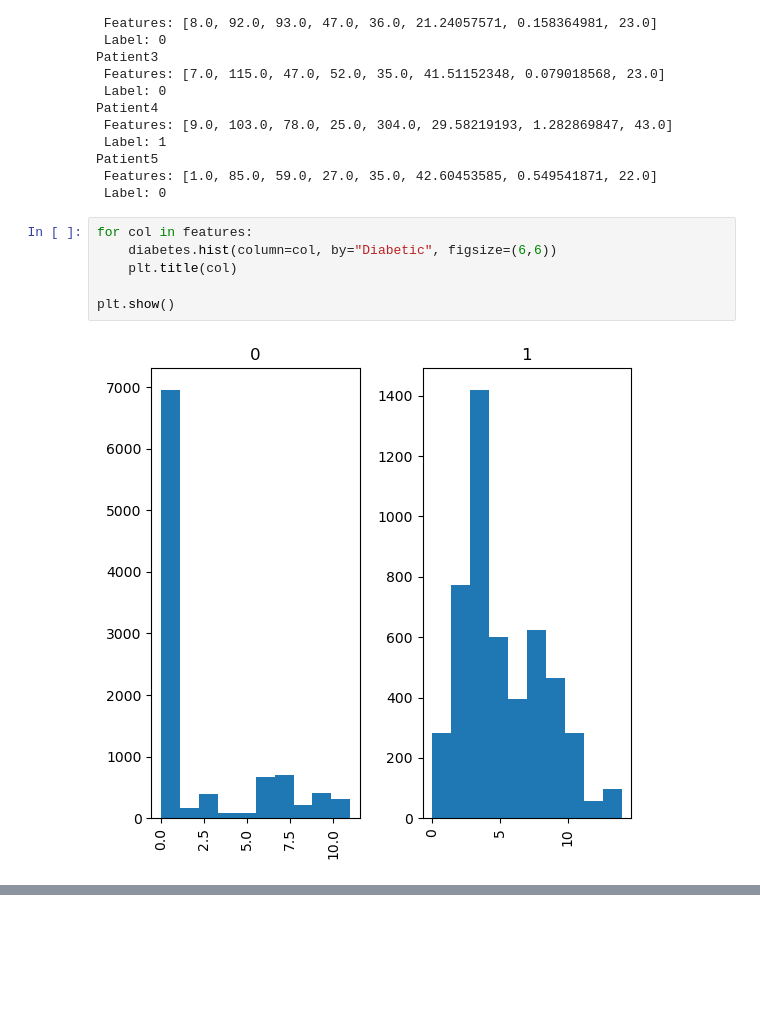
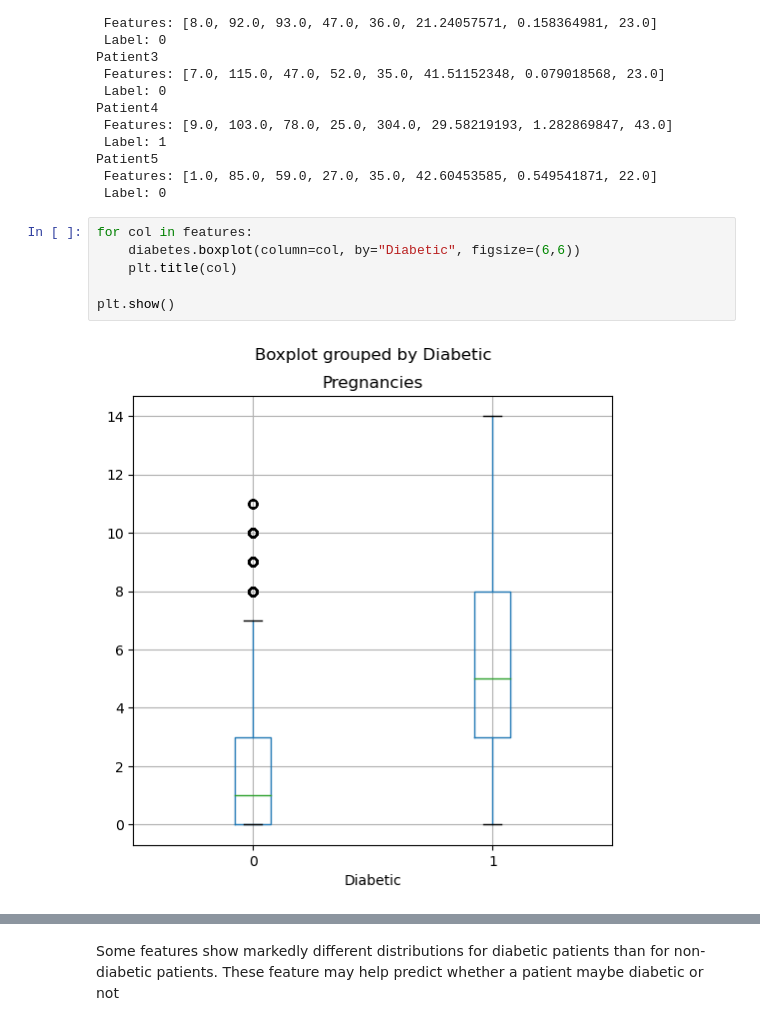
Before and after one commit to niikpakpobrown/Simple-ML, a Jupyter notebook: Binary-classification.ipynb, the cells around one changed output, grey strips where cells are left out. Drawn from its saved outputs; the diff is of its cells as text; blank space fills up the shorter version.

```diff
--- a/Binary-classification.ipynb
+++ b/Binary-classification.ipynb
@@ -81,9 +81,9 @@ Patient5
  Label: 0
 # %%
 for col in features:
-    diabetes.hist(column=col, by="Diabetic", figsize=(6,6))
+    diabetes.boxplot(column=col, by="Diabetic", figsize=(6,6))
     plt.title(col)
 
 plt.show()
 # %% [output]
-[figure, old version]
+[figure, new version]
@@ -96,0 +97,2 @@ plt.show()
+# %% [markdown]
+Some features show markedly different distributions for diabetic patients than for non-diabetic patients. These feature may help predict whether a patient maybe diabetic or not
```
Also changed, not shown: parts of 20 cells of this notebook.
